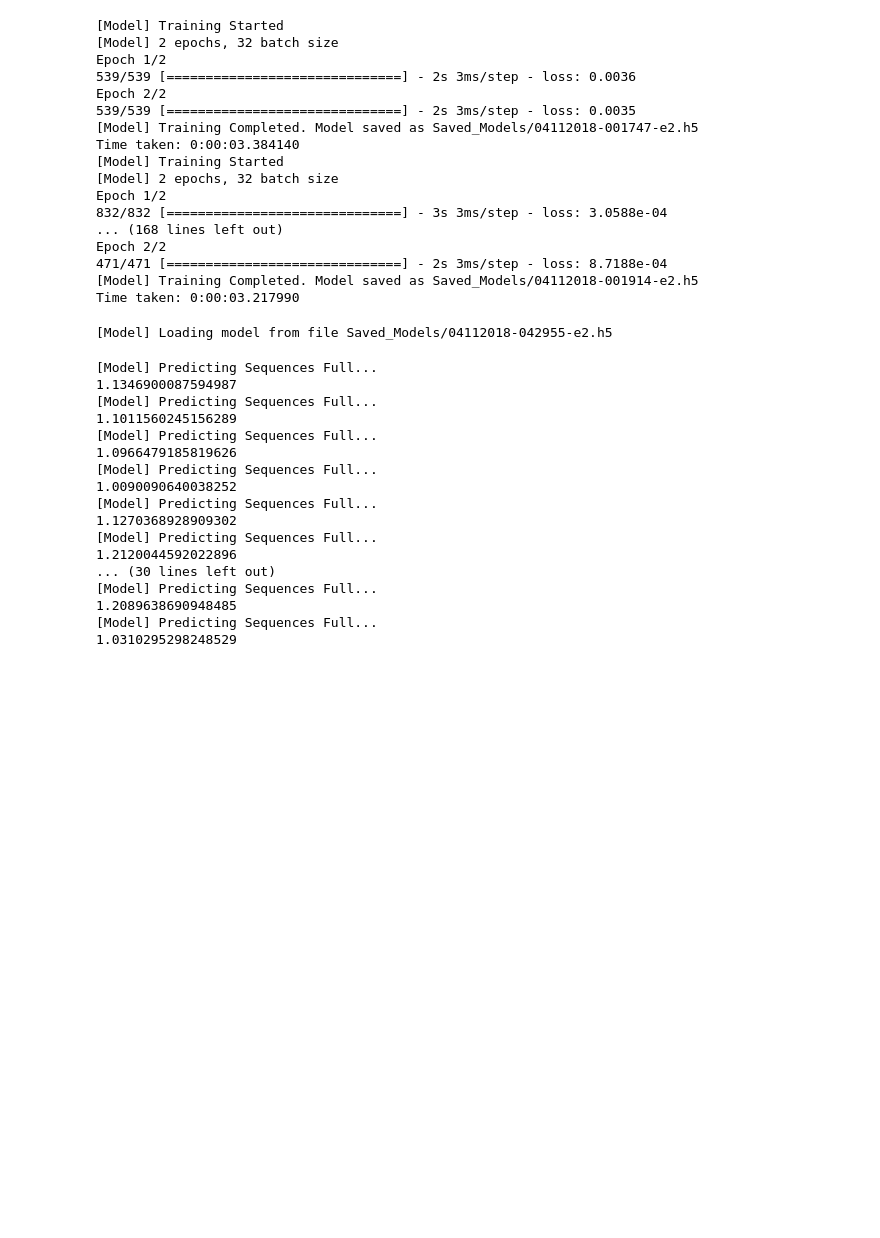
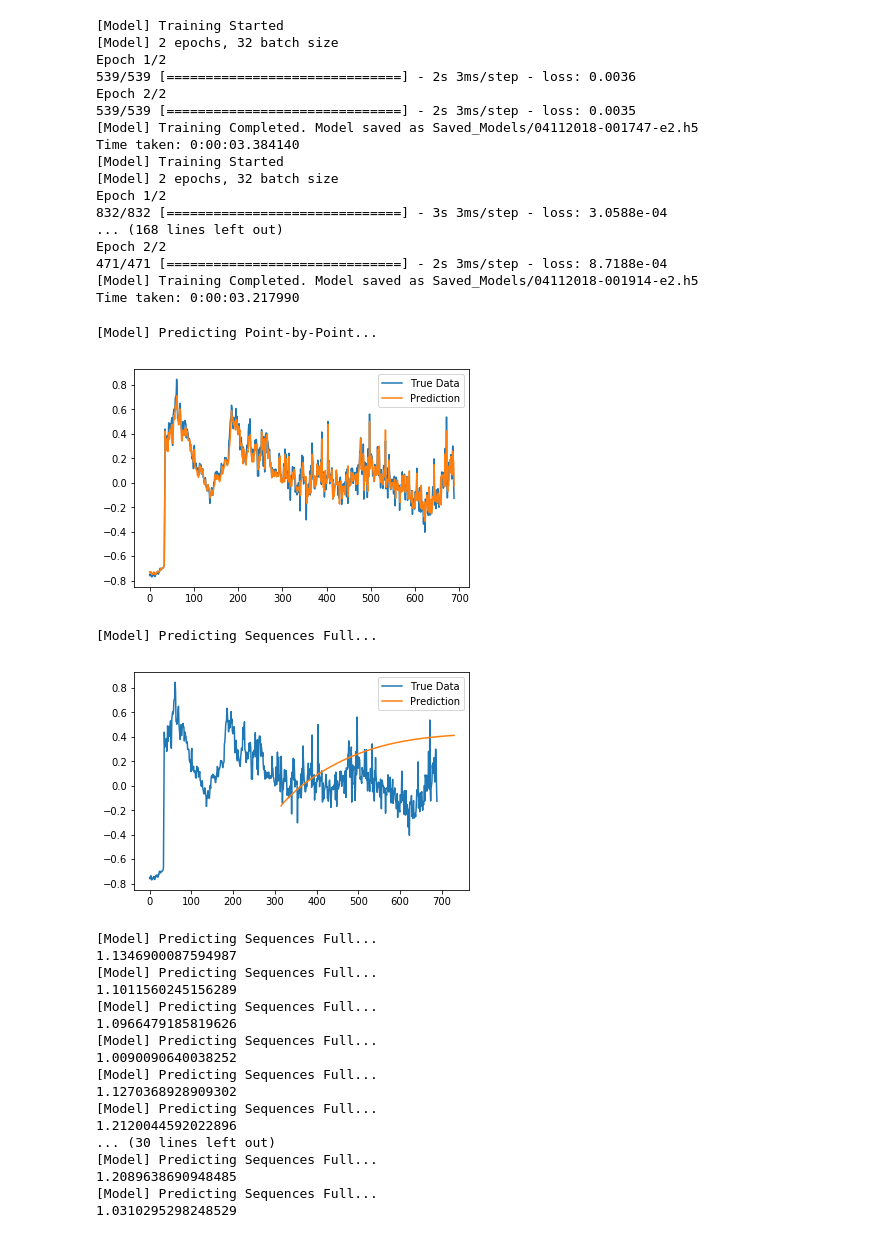
Before and after one commit to andrewawang/csgo_stickers, a Jupyter notebook: test_model.ipynb, the cells around one changed output. Cells and saved outputs as stored; diff of their text form; code cells hidden in the pictures; blank space fills up the shorter version.

```diff
--- a/test_model.ipynb
+++ b/test_model.ipynb
@@ -107,20 +89,29 @@ def plot_results(predicted_data, true_data):
     plt.legend()
     plt.show()
 # %%
+# use boston as test data
+"""
 boston_path = os.path.join(market_data_path, "Boston 2018")
 team_path = os.path.join(boston_path, "Astralis.csv")
 data = data_processor.DataLoader(
         team_path,
         0,
         configs['data']['columns']
     )
 x_test, y_test = data.get_test_data(
         seq_len=configs['data']['sequence_length'],
         normalise=configs['data']['normalise']
     )
+"""
+
+#predictions_pointbypoint = model.predict_point_by_point(x_test)
+plot_results(predictions_pointbypoint, y_test)
+
+#predictions_fullseq = model.predict_sequence_full(x_test[-365-50:], configs['data']['sequence_length'])
+plot_results([None]*(365-50)+predictions_fullseq, y_test)
+# %% [output]
+[Model] Predicting Point-by-Point...
+[figure, added]
+[Model] Predicting Sequences Full...
+[figure, added]
-# %%
-model = core_model.Model()
-model.load_model("Saved_Models/04112018-042955-e2.h5")
-# %% [output]
-[Model] Loading model from file Saved_Models/04112018-042955-e2.h5
 # %%
```
Also changed, not shown: parts of 10 cells of this notebook.
